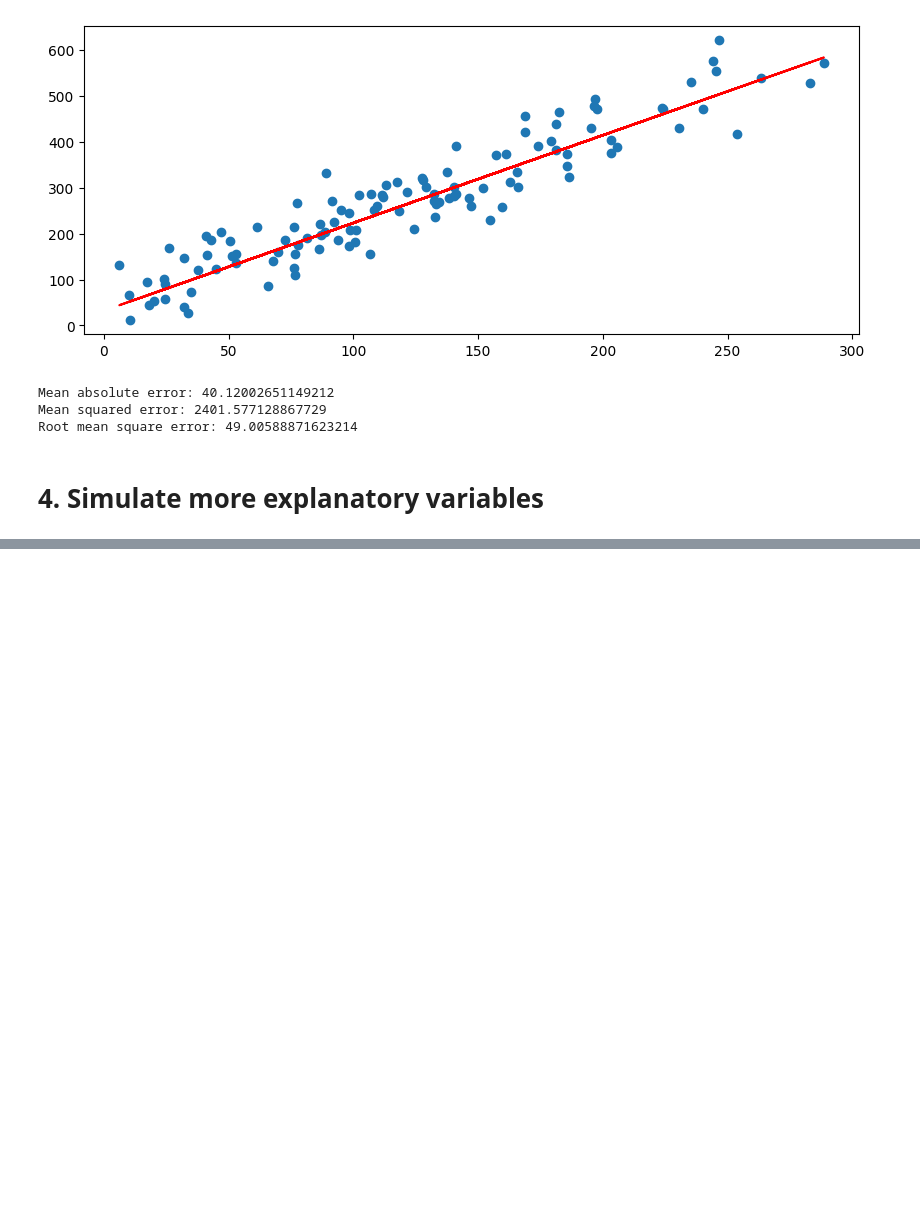
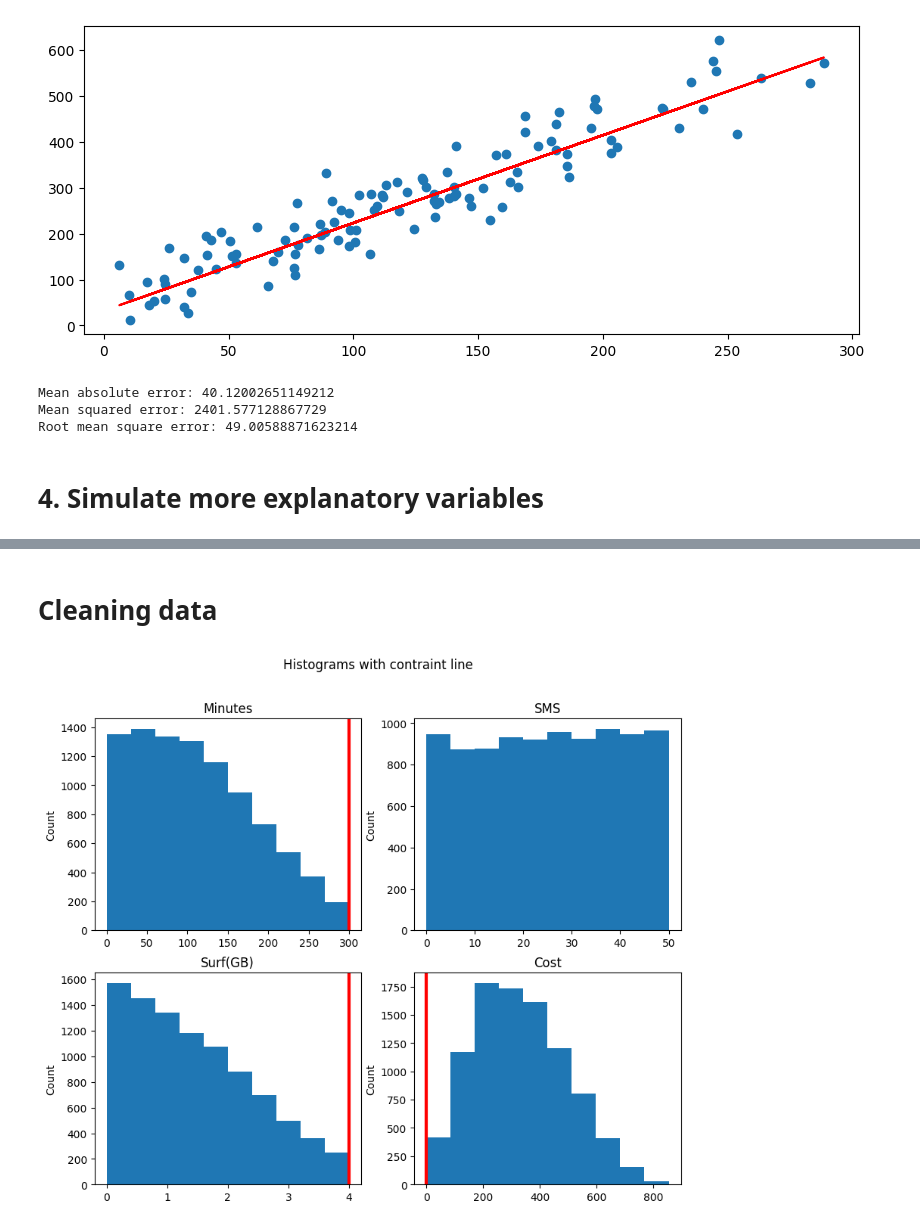
Before and after one commit to Danneftw1/Machine-learning, a Jupyter notebook: Exercises/Exercises-0-regression.ipynb, the cells around one changed output, grey strips where cells are left out. Saved outputs shown, nothing was run; the diff lists cells and outputs as text; code cells hidden in the pictures; blank space fills up the shorter version.

```diff
--- a/Exercises/Exercises-0-regression.ipynb
+++ b/Exercises/Exercises-0-regression.ipynb
@@ -252,0 +255,15 @@ for ax in axs.flat:
+# %% [markdown]
+# Cleaning data
+# %%
+# clean data using these contraints:
+# X1 < 300 (minutes)
+# X3 < 4 (surf)
+# y > 0 (cost)
+
+df = df[df["Minutes"] < 300]
+df = df[df["Surf(GB)"] < 4]
+df = df[df["Cost"] > 0]
+
+histogram_subplots_for_df()
+# %% [output]
+[figure, added]
```
Also changed, not shown: parts of 1 cell of this notebook.
